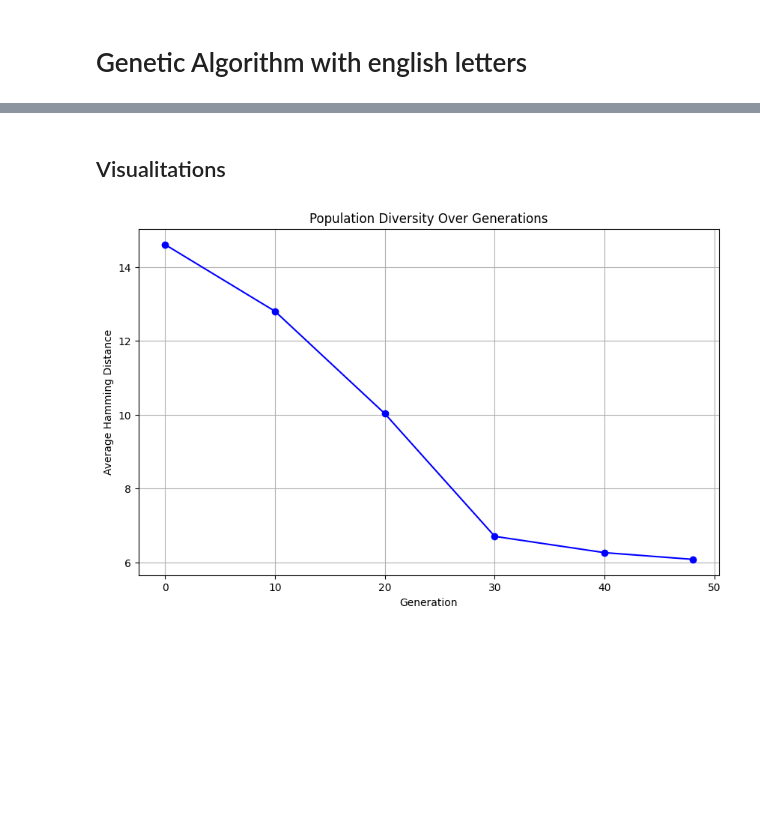
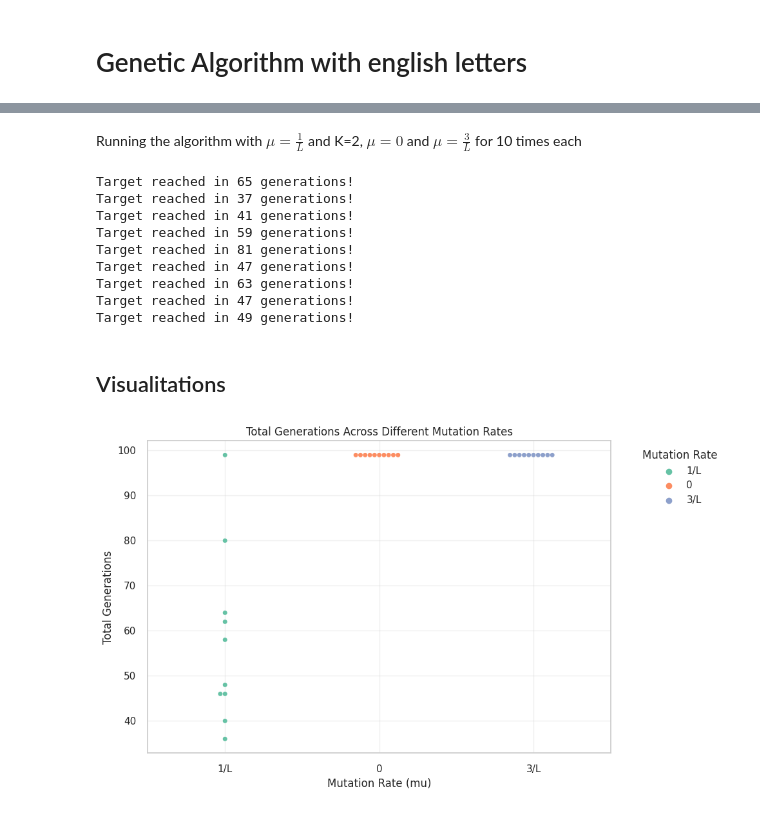
Before and after one commit to VaggelisSpi/NaCo_Project, a Jupyter notebook: assignment4/analysis.ipynb, the cells around one changed output, grey strips where cells are left out. Saved outputs shown, nothing was run; the diff lists cells and outputs as text; code cells hidden in the pictures; blank space fills up the shorter version.

Commit message:
Implement runs and visualitations for all the remaining experiments

```diff
--- a/assignment4/analysis.ipynb
+++ b/assignment4/analysis.ipynb
@@ -126,7 +128,9 @@ english_letters = [
 ]
 
 interval = 10
-ga = GeneticAlgorithm(english_letters, "abcdefghijklmno", 15, 200, 0.06, 2, generations_to_analyse=interval)
+target = "abcdefghijklmno"
+l = len(target)
+ga = GeneticAlgorithm(english_letters, target, 15, 200, 0.06, 2, generations_to_analyse=interval)
 res, final_generation = ga.run()
 fits = ga.get_avg_fitness()
 hamming_distances = ga.get_hamming_distances()
@@ -138,0 +139,2 @@ print(final_generation)
+# %% [markdown]
+Running the algorithm with $\mu = \frac{1}{L}$ and K=2, $\mu=0$ and $\mu = \frac{3}{L}$ for 10 times each
@@ -139,19 +166,49 @@ print(final_generation)
+# %%
+data = []
+mus_1l = run_experiment(1/l, "1/L")
+mus_0 = run_experiment(0, "0")
+mus_3l = run_experiment(3/l, "3/L")
+# %% [output]
+Target reached in 65 generations!
+Target reached in 37 generations!
+Target reached in 41 generations!
+Target reached in 59 generations!
+Target reached in 81 generations!
+Target reached in 47 generations!
+Target reached in 63 generations!
+Target reached in 47 generations!
+Target reached in 49 generations!
 # %% [markdown]
 ## Visualitations
-# %%
-# Generate the list of generations where measurements were taken
-generations = [i * interval for i in range(len(hamming_distances))]
-generations[-1] = final_generation # the last measurement is always for the final generation
-
-assert len(hamming_distances) == len(generations), "The lengths of hamming_distances and generations must match."
-
-# Create the plot
-plt.figure(figsize=(10, 6))
-plt.plot(generations, hamming_distances, marker='o', linestyle='-', color='b')
-plt.title('Population Diversity Over Generations')
-plt.xlabel('Generation')
-plt.ylabel('Average Hamming Distance')
-plt.grid(True)
-plt.show()
-# %% [output]
-[figure, removed]
+# %%
+total_gens = mus_1l + mus_0 + mus_3l
+mu_values = ["1/L"] * 10 + ["0"] * 10 + ["3/L"]*10
+
+# Create a DataFrame
+t_finish_df = pd.DataFrame({
+    'Mutation Rate (mu)': mu_values,
+    'Total Generations': total_gens
+})
+
+# Set the style for better visual appeal
+sns.set(style="whitegrid", palette="Set2")
+
+# Create the swarm plot
+plt.figure(figsize=(10, 6))
+sns_swarm = sns.swarmplot(x='Mutation Rate (mu)', y='Total Generations', hue='Mutation Rate (mu)', data=t_finish_df)
+
+# Enhance the plot
+plt.title('Total Generations Across Different Mutation Rates')
+plt.xlabel('Mutation Rate (mu)')
+plt.ylabel('Total Generations')
+plt.grid(True, alpha=0.3)
+
+# Adjust the legend if necessary
+handles, labels = plt.gca().get_legend_handles_labels()
+plt.legend(handles[:3], labels[:3], title='Mutation Rate', bbox_to_anchor=(1.05, 1), loc='upper left')
+
+# Show the plot
+plt.tight_layout()
+plt.show()
+# %% [output]
+[figure, added]
```
Also changed, not shown: parts of 11 cells of this notebook.
